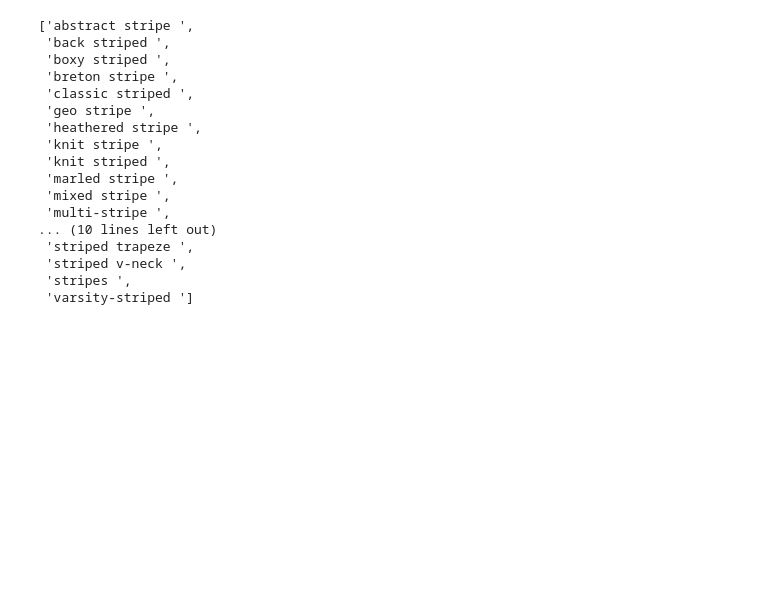
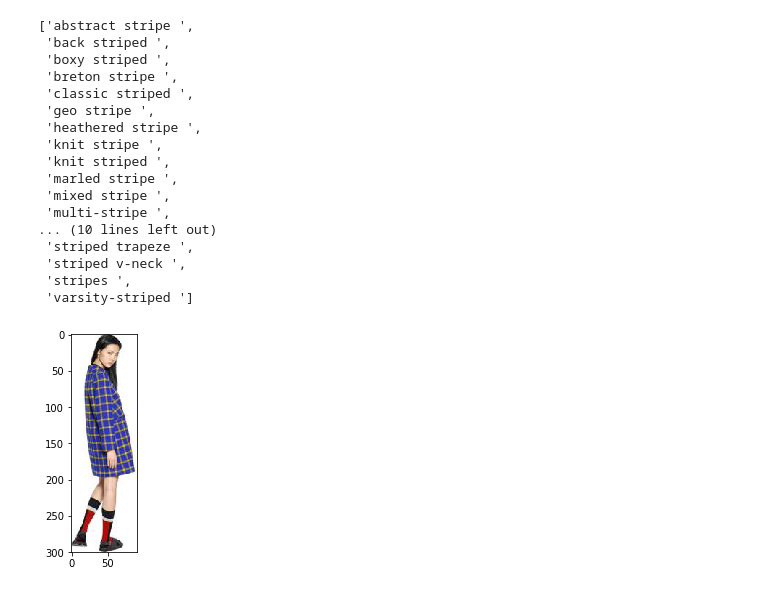
Before and after one commit to starsuzi/deep-fashion, a Jupyter notebook: explore-attributes.ipynb, the cells around one changed output. Drawn from its saved outputs; the diff is of its cells as text; code cells hidden in the pictures; blank space fills up the shorter version.

Commit message:
added df_attr_category_combined dataframe and simple plot

```diff
--- a/explore-attributes.ipynb
+++ b/explore-attributes.ipynb
@@ -379,3 +472,9 @@ isAttribute(lst_pattern)
  'striped v-neck ',
  'stripes ',
  'varsity-striped ']
+# %%
+img=mpimg.imread('./coat/Plaid_Woven_Coat_img_00000001.jpg')
+imgplot = plt.imshow(img)
+plt.show()
+# %% [output]
+[figure, added]
```
Also changed, not shown: parts of 10 cells of this notebook.
